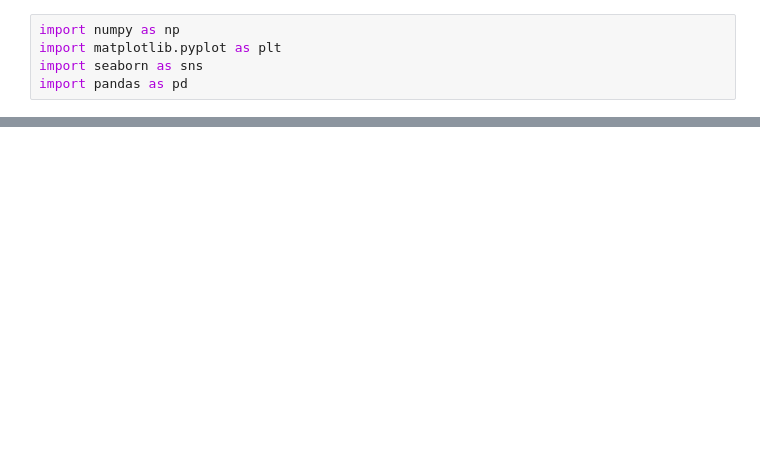
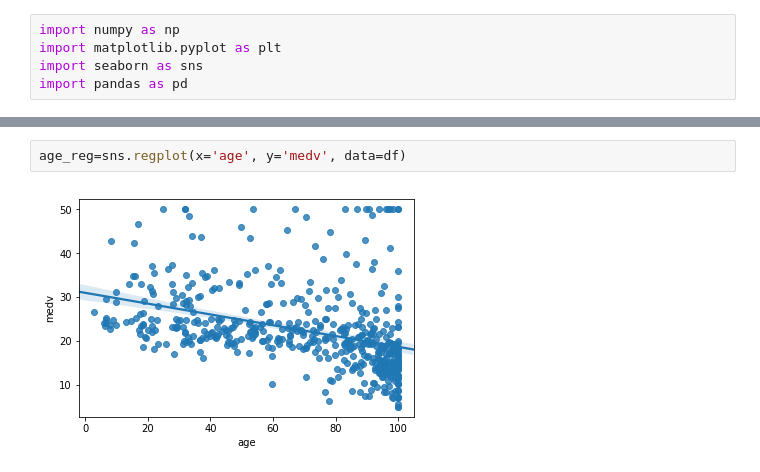
Before and after one commit to NadiaAlmutlak/DS-Mechanics, a Jupyter notebook: Homework 1- Boston Housing/Na2736_Homework1.ipynb, the cells around one changed output, grey strips where cells are left out. Drawn from its saved outputs; the diff is of its cells as text; blank space fills up the shorter version.

```diff
--- a/Homework 1- Boston Housing/Na2736_Homework1.ipynb
+++ b/Homework 1- Boston Housing/Na2736_Homework1.ipynb
@@ -26,0 +111,4 @@ ax=sns.heatmap(corr,annot=True)
+# %%
+age_reg=sns.regplot(x='age', y='medv', data=df)
+# %% [output]
+[figure, added]
```
Also changed, not shown: parts of 39 cells of this notebook.
